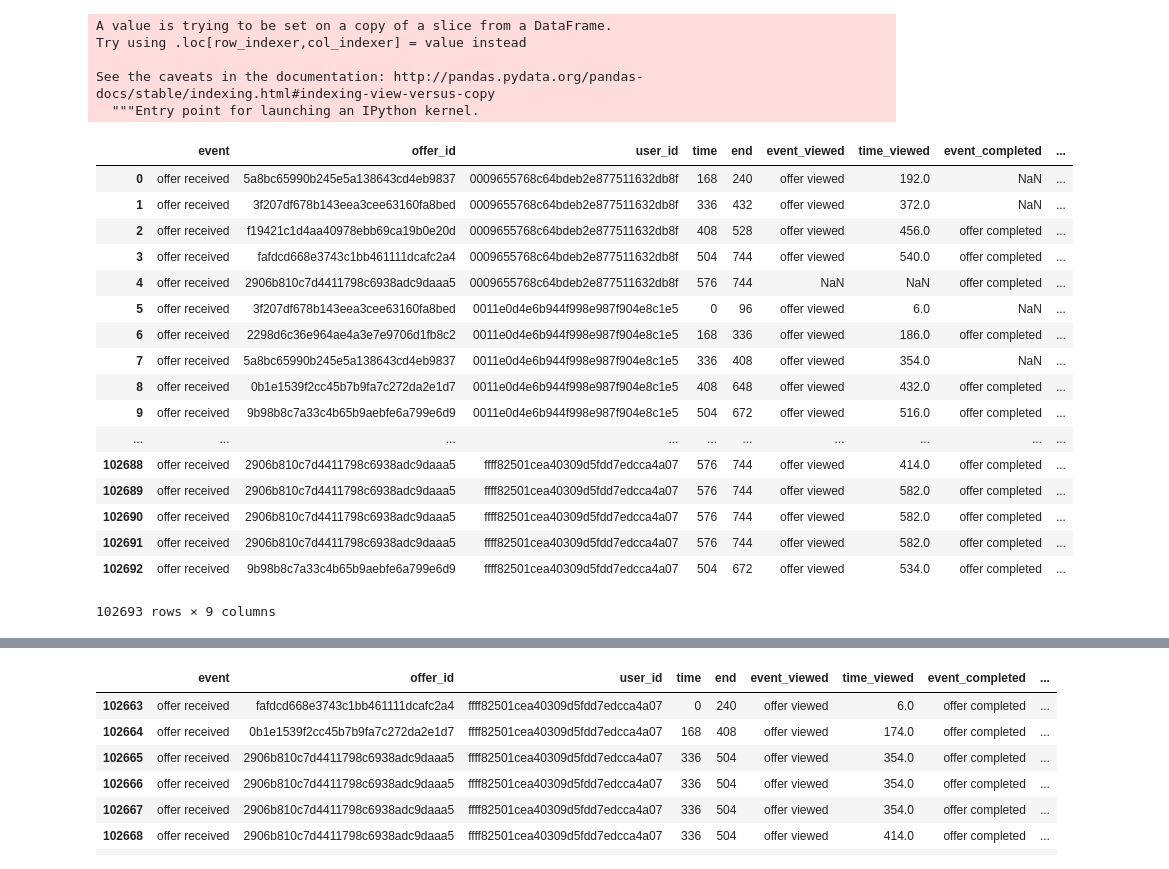
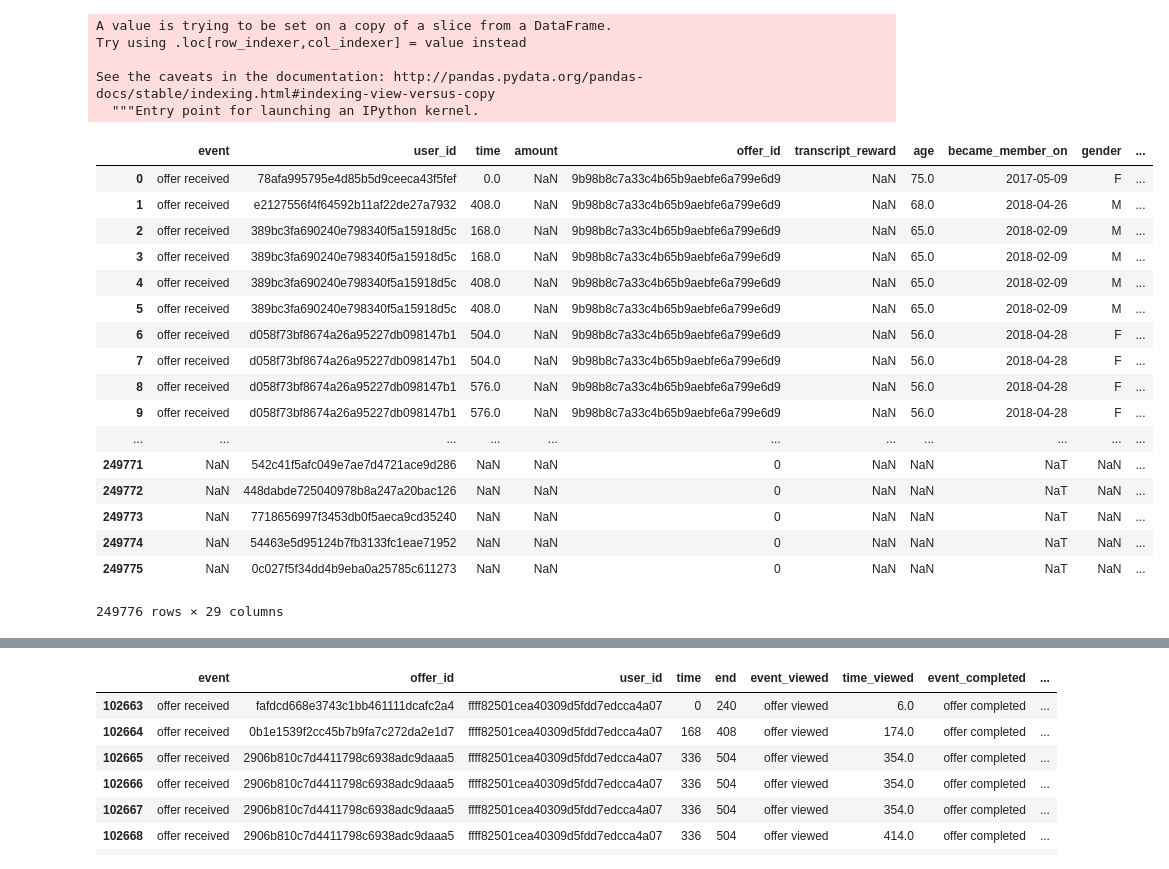
Before and after one commit to onurkapucu/Starbucks_Capstone, a Jupyter notebook: Starbucks_Capstone_notebook.ipynb, the cells around one changed output, grey strips where cells are left out. Saved outputs shown, nothing was run; the diff lists cells and outputs as text; code cells hidden in the pictures.

Commit message:
transcript column added to transactions df

```diff
--- a/Starbucks_Capstone_notebook.ipynb
+++ b/Starbucks_Capstone_notebook.ipynb
@@ -293,5 +290,10 @@ k_completed= k[k['event']=='offer completed'].drop('duration',axis=1)
+# %%
+transcript_received= df[df['event']=='offer received']
+transcript_viewed= transcript_clean[transcript_clean['event']=='offer viewed']
+transcript_completed= transcript_clean[transcript_clean['event']=='offer completed']
+transcript_transaction=transcript_clean[transcript_clean['event']=='transaction']
 # %%
-k_received['end']=k_received['time']+24*k_received['duration']
+transcript_received['end']=transcript_received['time']+24*transcript_received['duration']
 # %% [output]
 A value is trying to be set on a copy of a slice from a DataFrame.
 Try using .loc[row_indexer,col_indexer] = value instead
@@ -299,25 +301,26 @@ Try using .loc[row_indexer,col_indexer] = value instead
 See the caveats in the documentation: http://pandas.pydata.org/pandas-docs/stable/indexing.html#indexing-view-versus-copy
   """Entry point for launching an IPython kernel.
 # %%
-kk = k_received.merge(k_viewed,how='outer',on=['user_id','offer_id'],suffixes=('','_viewed')).merge(
-    k_completed,how='outer',on=['user_id','offer_id'],suffixes=('','_completed')).drop('duration',axis=1)
-kk
+df_new = transcript_received.merge(transcript_viewed,how='outer',on=['user_id','offer_id'],suffixes=('','_viewed')).merge(
+    transcript_completed,how='outer',on=['user_id','offer_id'],suffixes=('','_completed')).drop('duration',axis=1).merge(
+    transcript_transaction,how='outer',on=['user_id','offer_id'],suffixes=('','_transaction'))
+df_new
 # %% [output]
-|  | event | offer_id | user_id | time | end | event_viewed | time_viewed | event_completed | ... |
-| 0 | offer received | 5a8bc65990b245e5a138643cd4eb9837 | 0009655768c64bdeb2e877511632db8f | 168 | 240 | offer viewed | 192.0 | NaN | ... |
-| 1 | offer received | 3f207df678b143eea3cee63160fa8bed | 0009655768c64bdeb2e877511632db8f | 336 | 432 | offer viewed | 372.0 | NaN | ... |
-| 2 | offer received | f19421c1d4aa40978ebb69ca19b0e20d | 0009655768c64bdeb2e877511632db8f | 408 | 528 | offer viewed | 456.0 | offer completed | ... |
-| 3 | offer received | fafdcd668e3743c1bb461111dcafc2a4 | 0009655768c64bdeb2e877511632db8f | 504 | 744 | offer viewed | 540.0 | offer completed | ... |
-| 4 | offer received | 2906b810c7d4411798c6938adc9daaa5 | 0009655768c64bdeb2e877511632db8f | 576 | 744 | NaN | NaN | offer completed | ... |
-| 5 | offer received | 3f207df678b143eea3cee63160fa8bed | 0011e0d4e6b944f998e987f904e8c1e5 | 0 | 96 | offer viewed | 6.0 | NaN | ... |
-| 6 | offer received | 2298d6c36e964ae4a3e7e9706d1fb8c2 | 0011e0d4e6b944f998e987f904e8c1e5 | 168 | 336 | offer viewed | 186.0 | offer completed | ... |
-| 7 | offer received | 5a8bc65990b245e5a138643cd4eb9837 | 0011e0d4e6b944f998e987f904e8c1e5 | 336 | 408 | offer viewed | 354.0 | NaN | ... |
-| 8 | offer received | 0b1e1539f2cc45b7b9fa7c272da2e1d7 | 0011e0d4e6b944f998e987f904e8c1e5 | 408 | 648 | offer viewed | 432.0 | offer completed | ... |
-| 9 | offer received | 9b98b8c7a33c4b65b9aebfe6a799e6d9 | 0011e0d4e6b944f998e987f904e8c1e5 | 504 | 672 | offer viewed | 516.0 | offer completed | ... |
-| ... | ... | ... | ... | ... | ... | ... | ... | ... | ... |
-| 102688 | offer received | 2906b810c7d4411798c6938adc9daaa5 | ffff82501cea40309d5fdd7edcca4a07 | 576 | 744 | offer viewed | 414.0 | offer completed | ... |
-| 102689 | offer received | 2906b810c7d4411798c6938adc9daaa5 | ffff82501cea40309d5fdd7edcca4a07 | 576 | 744 | offer viewed | 582.0 | offer completed | ... |
-| 102690 | offer received | 2906b810c7d4411798c6938adc9daaa5 | ffff82501cea40309d5fdd7edcca4a07 | 576 | 744 | offer viewed | 582.0 | offer completed | ... |
-| 102691 | offer received | 2906b810c7d4411798c6938adc9daaa5 | ffff82501cea40309d5fdd7edcca4a07 | 576 | 744 | offer viewed | 582.0 | offer completed | ... |
-| 102692 | offer received | 9b98b8c7a33c4b65b9aebfe6a799e6d9 | ffff82501cea40309d5fdd7edcca4a07 | 504 | 672 | offer viewed | 534.0 | offer completed | ... |
+|  | event | user_id | time | amount | offer_id | transcript_reward | age | became_member_on | gender | ... |
+| 0 | offer received | 78afa995795e4d85b5d9ceeca43f5fef | 0.0 | NaN | 9b98b8c7a33c4b65b9aebfe6a799e6d9 | NaN | 75.0 | 2017-05-09 | F | ... |
+| 1 | offer received | e2127556f4f64592b11af22de27a7932 | 408.0 | NaN | 9b98b8c7a33c4b65b9aebfe6a799e6d9 | NaN | 68.0 | 2018-04-26 | M | ... |
+| 2 | offer received | 389bc3fa690240e798340f5a15918d5c | 168.0 | NaN | 9b98b8c7a33c4b65b9aebfe6a799e6d9 | NaN | 65.0 | 2018-02-09 | M | ... |
+| 3 | offer received | 389bc3fa690240e798340f5a15918d5c | 168.0 | NaN | 9b98b8c7a33c4b65b9aebfe6a799e6d9 | NaN | 65.0 | 2018-02-09 | M | ... |
+| 4 | offer received | 389bc3fa690240e798340f5a15918d5c | 408.0 | NaN | 9b98b8c7a33c4b65b9aebfe6a799e6d9 | NaN | 65.0 | 2018-02-09 | M | ... |
+| 5 | offer received | 389bc3fa690240e798340f5a15918d5c | 408.0 | NaN | 9b98b8c7a33c4b65b9aebfe6a799e6d9 | NaN | 65.0 | 2018-02-09 | M | ... |
+| 6 | offer received | d058f73bf8674a26a95227db098147b1 | 504.0 | NaN | 9b98b8c7a33c4b65b9aebfe6a799e6d9 | NaN | 56.0 | 2018-04-28 | F | ... |
+| 7 | offer received | d058f73bf8674a26a95227db098147b1 | 504.0 | NaN | 9b98b8c7a33c4b65b9aebfe6a799e6d9 | NaN | 56.0 | 2018-04-28 | F | ... |
+| 8 | offer received | d058f73bf8674a26a95227db098147b1 | 576.0 | NaN | 9b98b8c7a33c4b65b9aebfe6a799e6d9 | NaN | 56.0 | 2018-04-28 | F | ... |
+| 9 | offer received | d058f73bf8674a26a95227db098147b1 | 576.0 | NaN | 9b98b8c7a33c4b65b9aebfe6a799e6d9 | NaN | 56.0 | 2018-04-28 | F | ... |
+| ... | ... | ... | ... | ... | ... | ... | ... | ... | ... | ... |
+| 249771 | NaN | 542c41f5afc049e7ae7d4721ace9d286 | NaN | NaN | 0 | NaN | NaN | NaT | NaN | ... |
+| 249772 | NaN | 448dabde725040978b8a247a20bac126 | NaN | NaN | 0 | NaN | NaN | NaT | NaN | ... |
+| 249773 | NaN | 7718656997f3453db0f5aeca9cd35240 | NaN | NaN | 0 | NaN | NaN | NaT | NaN | ... |
+| 249774 | NaN | 54463e5d95124b7fb3133fc1eae71952 | NaN | NaN | 0 | NaN | NaN | NaT | NaN | ... |
+| 249775 | NaN | 0c027f5f34dd4b9eba0a25785c611273 | NaN | NaN | 0 | NaN | NaN | NaT | NaN | ... |
-102693 rows × 9 columns
+249776 rows × 29 columns
```
Also changed, not shown: parts of 7 cells of this notebook.
